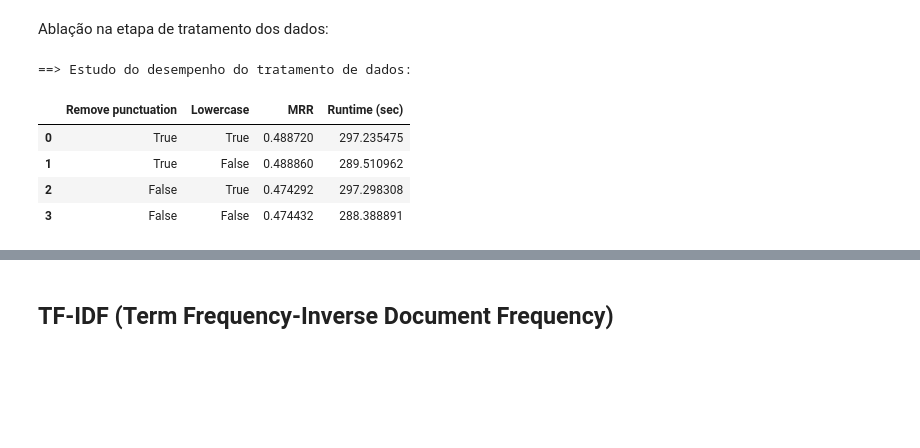
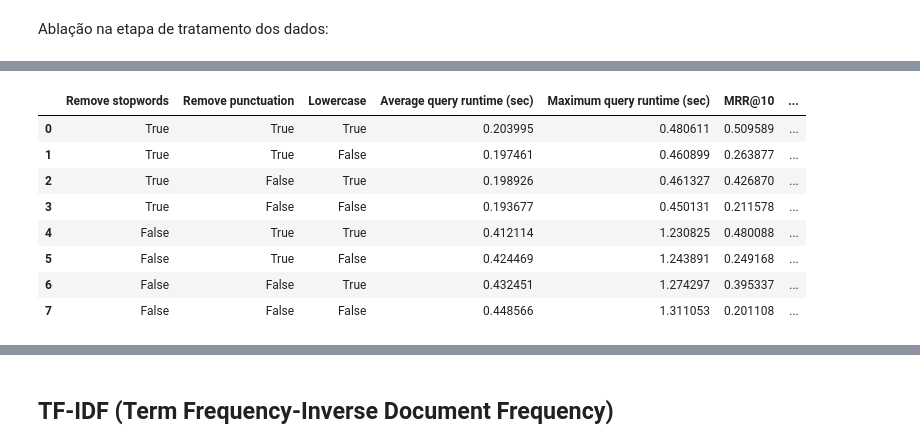
Before and after one commit to TFrankeM/projetos_em_cd, a Jupyter notebook: experiments/multi_stage_ranking.ipynb, the cells around one changed output, grey strips where cells are left out. Drawn from its saved outputs; the diff is of its cells as text; code cells hidden in the pictures; blank space fills up the shorter version.

```diff
--- a/experiments/multi_stage_ranking.ipynb
+++ b/experiments/multi_stage_ranking.ipynb
@@ -403,10 +447,60 @@ print(bm_25_processing_results)
-# %%
-print("==> Estudo do desempenho do tratamento de dados:")
-bm_25_processing_results
-# %% [output]
-==> Estudo do desempenho do tratamento de dados:
-|  | Remove punctuation | Lowercase | MRR | Runtime (sec) |
-| 0 | True | True | 0.488720 | 297.235475 |
-| 1 | True | False | 0.488860 | 289.510962 |
-| 2 | False | True | 0.474292 | 297.298308 |
-| 3 | False | False | 0.474432 | 288.388891 |
+# %%
+bm_25_processing_results = pd.DataFrame(columns=[
+    "Remove stopwords",
+    "Remove punctuation",
+    "Lowercase",
+    "Average query runtime (sec)",
+    "Maximum query runtime (sec)",
+    "MRR@10",
+    "MRR@100",
+    "Recall@100",
+    "nDCG@10"
+])
+
+index = 0
+
+# Teste de ablação para as combinações de remove_punctuation e lowercase
+for remove_stopwords in [True, False]:
+    for remove_punctuation in [True, False]:
+        for lowercase in [True, False]:
+
+            average_mrr = 0
+            total_recall_100 = 0
+            total_execution = 0
+            max_execution = 0
+
+            average_time, max_execution, average_mrr, average_mrr_100, average_recall_100, average_nDCG = evaluate_model(
+                test_query_ids,
+                relevant_docs,
+                remove_punctuation=remove_punctuation,
+                lowercase=lowercase,
+                remove_stopwords=remove_stopwords,
+                top_k=100
+            )
+
+            # Armazenar os resultados
+            bm_25_processing_results.loc[index] = [
+                remove_stopwords,
+                remove_punctuation,
+                lowercase,
+                average_time,
+                max_execution,
+                average_mrr,
+                average_mrr_100,
+                average_recall_100,
+                average_nDCG
+            ]
+
+            index += 1
+
+            print(f"Resultados para: Remove Punctuation - {remove_punctuation} | Lowercase - {lowercase} | Remove Stopwords - {remove_stopwords}")
+            print(f"Tempo médio de execução por consulta: {average_time}")
+            print(f"Tempo máximo de execução por consulta: {max_execution}")
+            print(f"MRR@10 médio: {average_mrr}")
+            print(f"MRR@100 médio: {average_mrr_100}")
+            print(f"Recall@100 médio: {average_recall_100}")
+            print(f"nDCG@10 médio: {average_nDCG}")
+            print("-"*100, end="\n\n")
+
+bm_25_processing_results
+# %% [output]
@@ -412,0 +524,9 @@ bm_25_processing_results
+|  | Remove stopwords | Remove punctuation | Lowercase | Average query runtime (sec) | Maximum query runtime (sec) | MRR@10 | ... |
+| 0 | True | True | True | 0.203995 | 0.480611 | 0.509589 | ... |
+| 1 | True | True | False | 0.197461 | 0.460899 | 0.263877 | ... |
+| 2 | True | False | True | 0.198926 | 0.461327 | 0.426870 | ... |
+| 3 | True | False | False | 0.193677 | 0.450131 | 0.211578 | ... |
+| 4 | False | True | True | 0.412114 | 1.230825 | 0.480088 | ... |
+| 5 | False | True | False | 0.424469 | 1.243891 | 0.249168 | ... |
+| 6 | False | False | True | 0.432451 | 1.274297 | 0.395337 | ... |
+| 7 | False | False | False | 0.448566 | 1.311053 | 0.201108 | ... |
```
Also changed, not shown: parts of 33 cells of this notebook.
